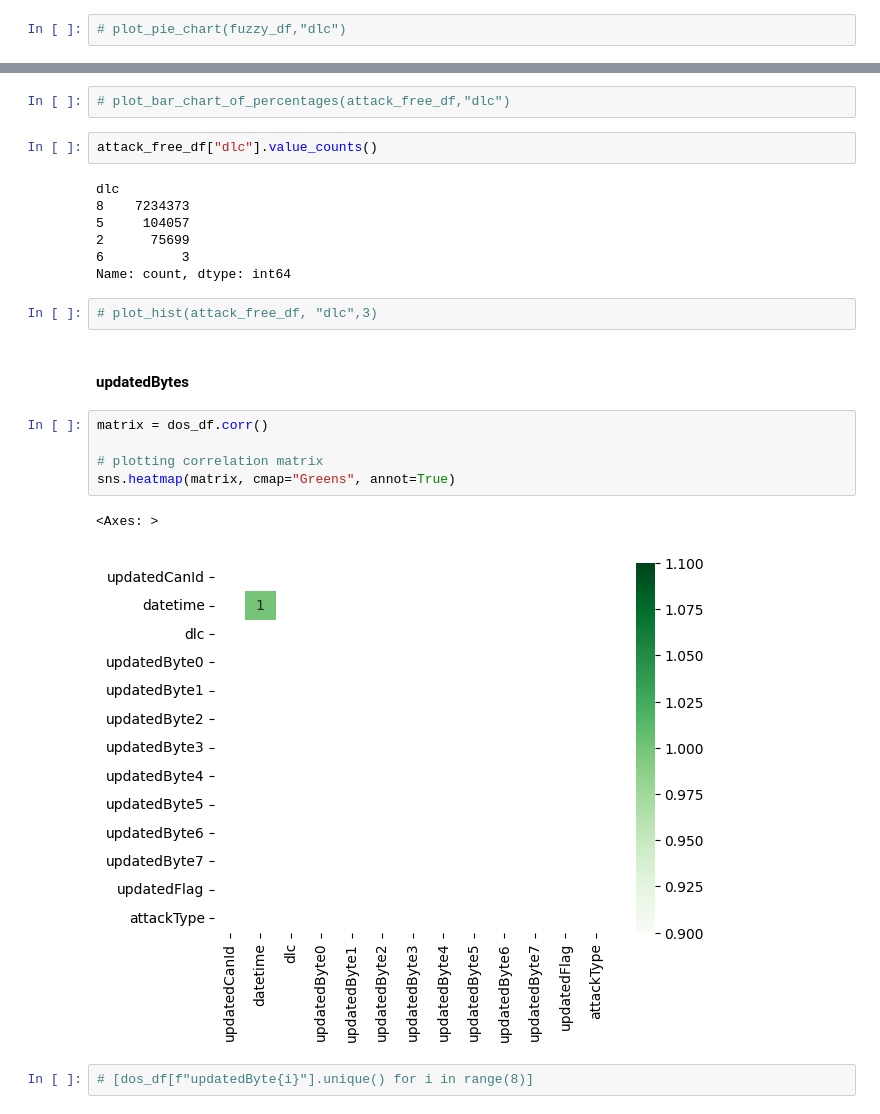
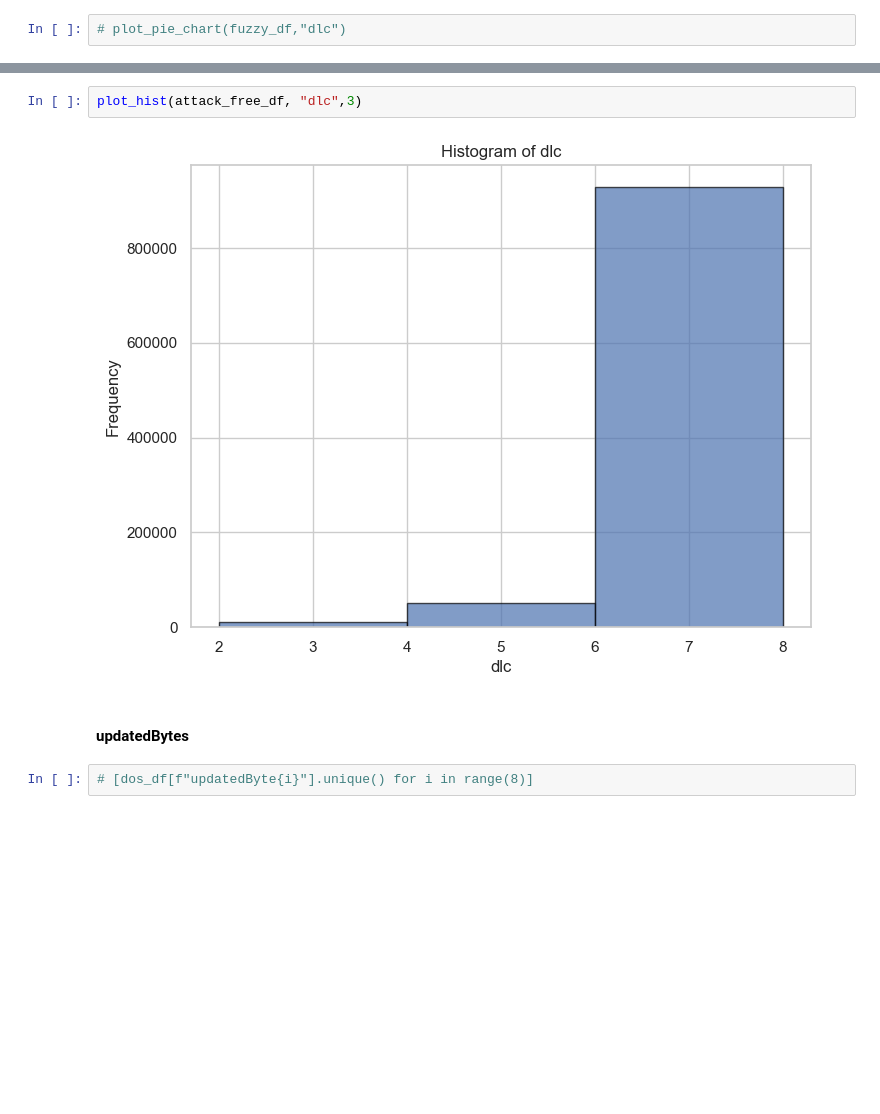
Before and after one commit to FatimeNazliAs/Intrusion-Detection-Systems-using-ML, a Jupyter notebook: notebooks/visualize_data.ipynb, the cells around one changed output, grey strips where cells are left out. Drawn from its saved outputs; the diff is of its cells as text; blank space fills up the shorter version.

```diff
--- a/notebooks/visualize_data.ipynb
+++ b/notebooks/visualize_data.ipynb
@@ -257,26 +239,9 @@ plot_hist(attack_free_df_no_concat, "updatedCanId",10)
 # %%
-# plot_bar_chart_of_percentages(attack_free_df,"dlc")
+plot_hist(attack_free_df, "dlc",3)
+# %% [output]
+[figure, added]
-# %%
-attack_free_df["dlc"].value_counts()
-# %% [output]
-dlc
-8    7234373
-5     104057
-2      75699
-6          3
-Name: count, dtype: int64
-# %%
-# plot_hist(attack_free_df, "dlc",3)
 # %% [markdown]
 #### updatedBytes
-# %%
-matrix = dos_df.corr()
-
-# plotting correlation matrix
-sns.heatmap(matrix, cmap="Greens", annot=True)
-# %% [output]
-<Axes: >
-[figure, removed]
 # %%
 # [dos_df[f"updatedByte{i}"].unique() for i in range(8)]
 # %%
```
Also changed, not shown: parts of 28 cells of this notebook, 7 other files.
